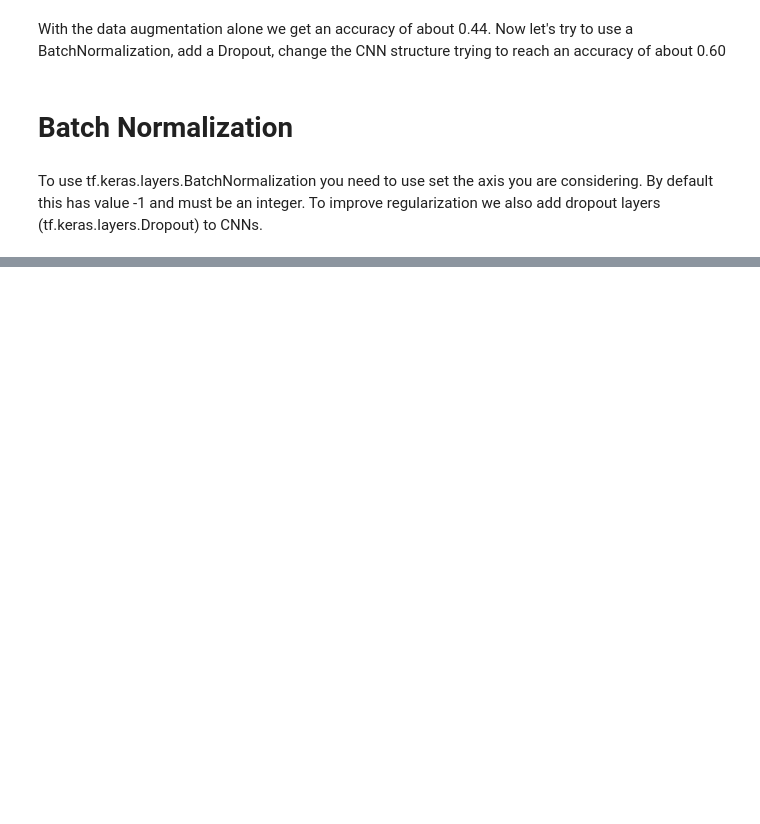
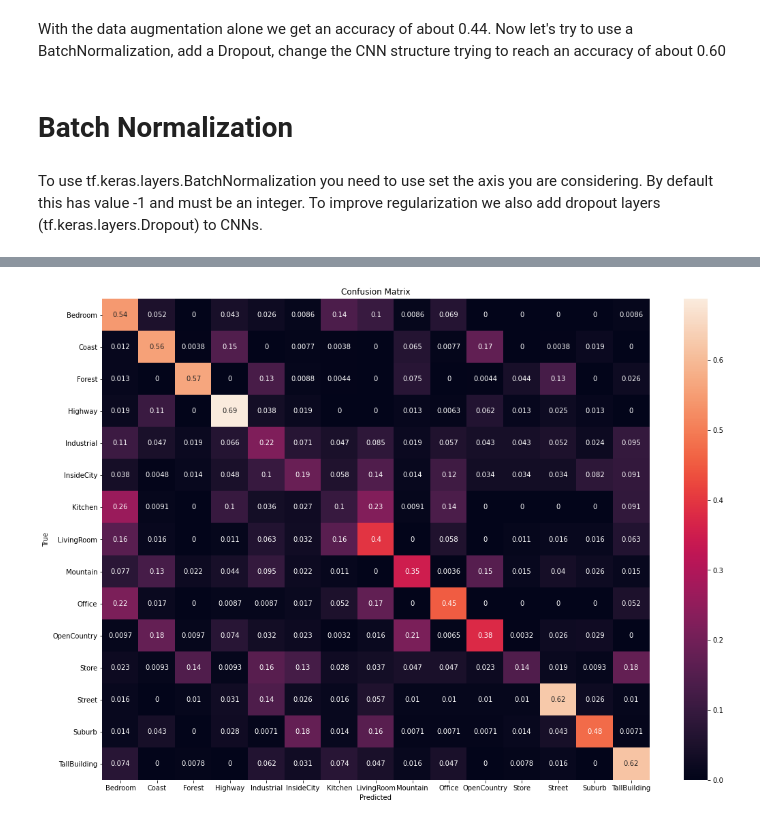
Before and after one commit to Gideon996/Computer-Vision-2020, a Jupyter notebook: Point_Two.ipynb, the cells around one changed output, grey strips where cells are left out. Cells and saved outputs as stored; diff of their text form; code cells hidden in the pictures; blank space fills up the shorter version.

```diff
--- a/Point_Two.ipynb
+++ b/Point_Two.ipynb
@@ -235,0 +303,4 @@ modelAdam7x7.compile(loss='categorical_crossentropy',optimizer=adam,metrics = ['
+# %%
+pltu.plotConfusionMatrix(cmAdam5, labels, "confusion_matrix_augmentation_adam_5", "images_point_two/")
+# %% [output]
+[figure, added]
```
Also changed, not shown: parts of 18 cells of this notebook, 6 other files.
